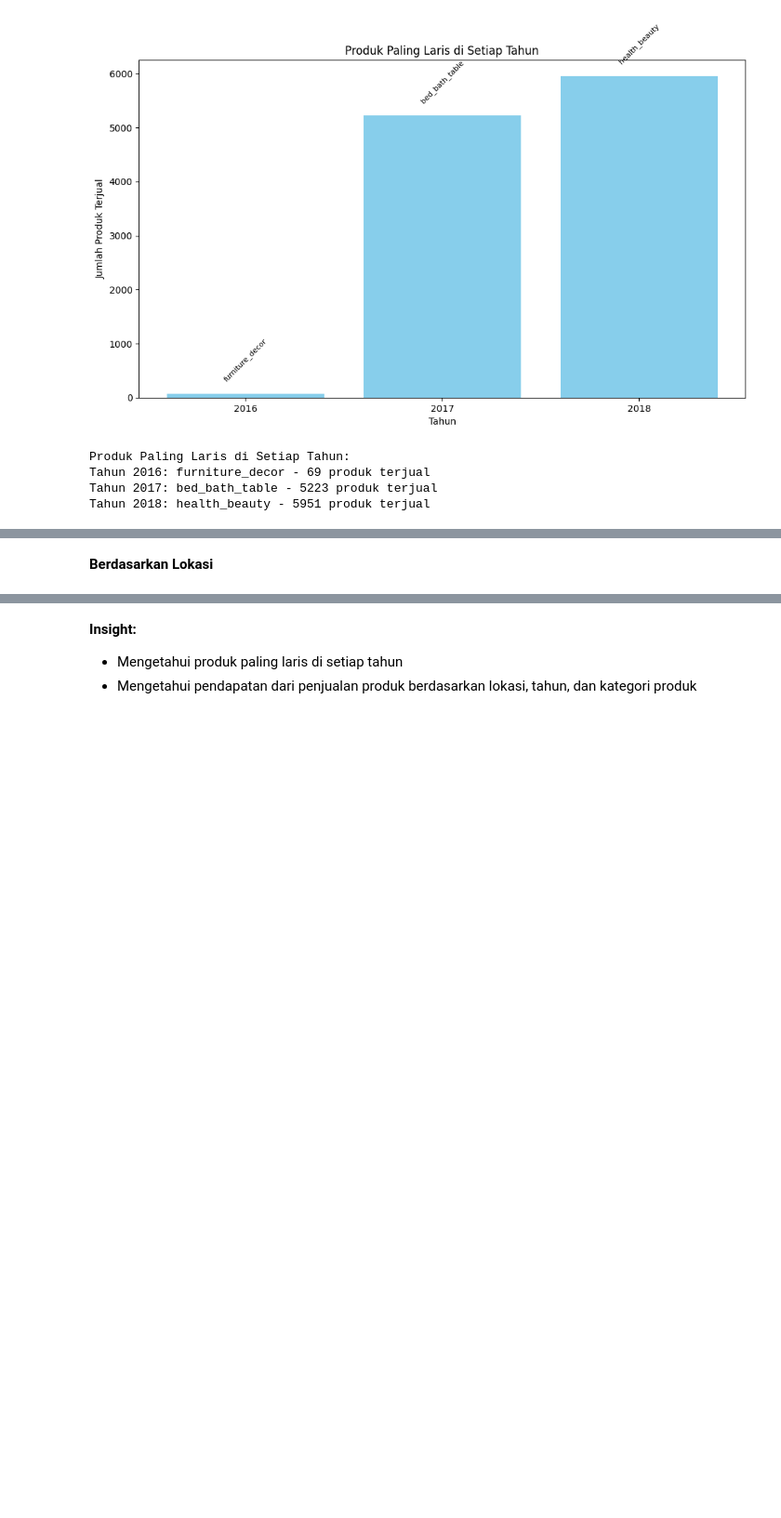
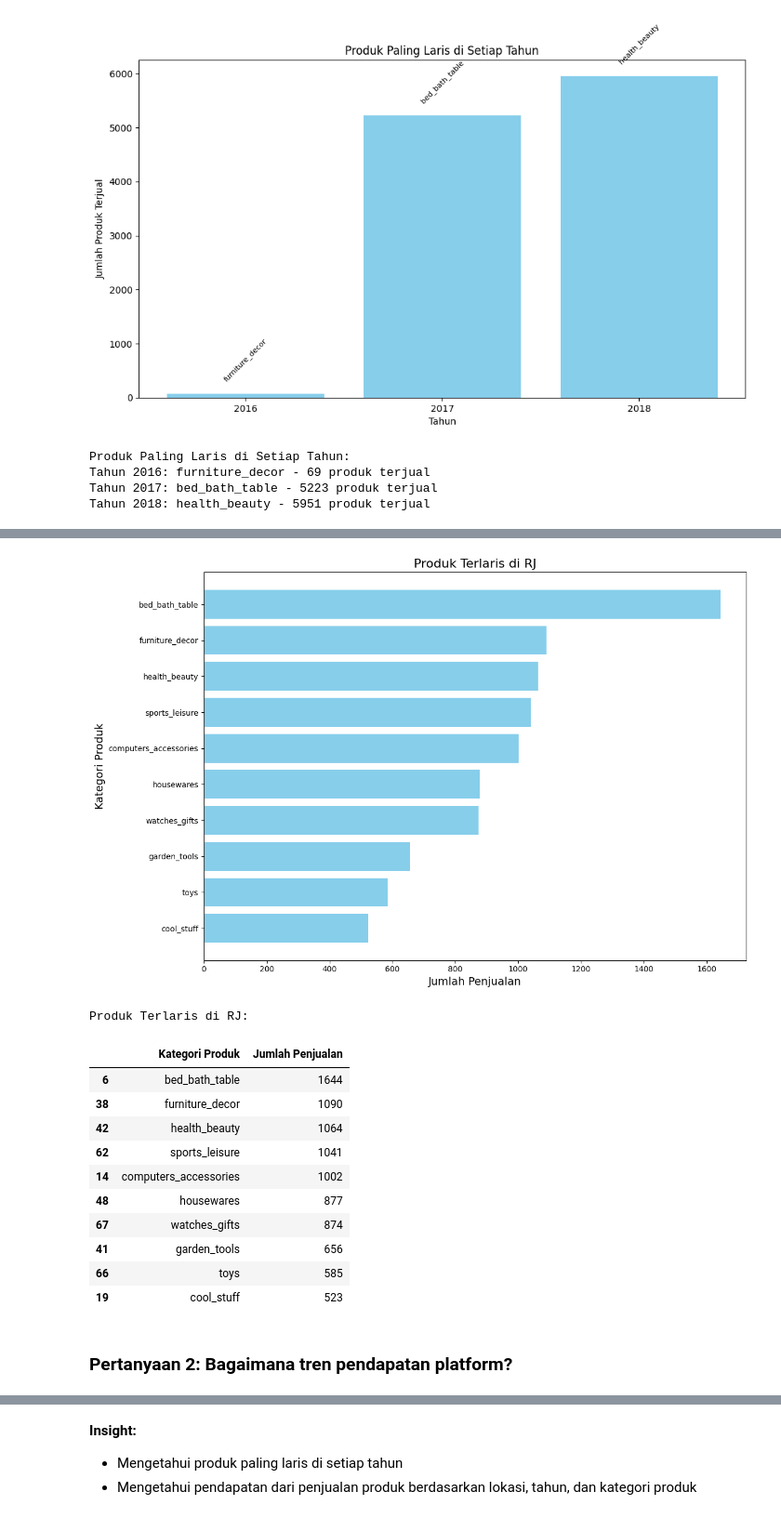
Before and after one commit to AfifahChairunnisa/analisis-data-ecommerce, a Jupyter notebook: notebook.ipynb, the cells around one changed output, grey strips where cells are left out. Shown at 93% size. Cells and saved outputs as stored; diff of their text form; code cells hidden in the pictures; blank space fills up the shorter version.

```diff
--- a/notebook.ipynb
+++ b/notebook.ipynb
@@ -1615,5 +1673,50 @@ Produk Terlaris Berdasarkan Ulasan (Top 10):
-# %% [markdown]
-**Berdasarkan Lokasi**
+# %%
+# Membuat fungsi untuk mendapatkan produk terlaris berdasarkan lokasi
+def get_top_products_by_location(location, data, top_n=10):
+    # Filter data berdasarkan lokasi
+    filtered_data = data[data['customer_state'] == location]
+
+    # Hitung jumlah penjualan berdasarkan kategori produk
+    top_products = filtered_data.groupby('product_category_name_english')['order_id'].count().reset_index()
+    top_products.columns = ['Kategori Produk', 'Jumlah Penjualan']
+
+    # Urutkan berdasarkan jumlah penjualan dan ambil top N
+    top_products = top_products.sort_values(by='Jumlah Penjualan', ascending=False).head(top_n)
+    return top_products
+
+# Penggunaan fungsi untuk lokasi tertentu (misal: RJ)
+selected_location = 'RJ'
+top_products_for_selected_location = get_top_products_by_location(selected_location, location_data)
+
+# Visualisasi tabel produk terlaris
+plt.figure(figsize=(12, 8))
+plt.barh(top_products_for_selected_location['Kategori Produk'], top_products_for_selected_location['Jumlah Penjualan'], color='skyblue')
+plt.title(f'Produk Terlaris di {selected_location}', fontsize=16)
+plt.xlabel('Jumlah Penjualan', fontsize=14)
+plt.ylabel('Kategori Produk', fontsize=14)
+plt.gca().invert_yaxis()
+plt.tight_layout()
+plt.show()
+
+# Cetak hasil produk terlaris untuk lokasi terpilih
+print(f"Produk Terlaris di {selected_location}:")
+top_products_for_selected_location
+# %% [output]
+[figure, added]
+Produk Terlaris di RJ:
+|  | Kategori Produk | Jumlah Penjualan |
+| 6 | bed_bath_table | 1644 |
+| 38 | furniture_decor | 1090 |
+| 42 | health_beauty | 1064 |
+| 62 | sports_leisure | 1041 |
+| 14 | computers_accessories | 1002 |
+| 48 | housewares | 877 |
+| 67 | watches_gifts | 874 |
+| 41 | garden_tools | 656 |
+| 66 | toys | 585 |
+| 19 | cool_stuff | 523 |
+# %% [markdown]
+### Pertanyaan 2: Bagaimana tren pendapatan platform?
 # %%
 import pandas as pd
 import matplotlib.pyplot as plt
```
Also changed, not shown: parts of 46 cells of this notebook, 11 other files.
